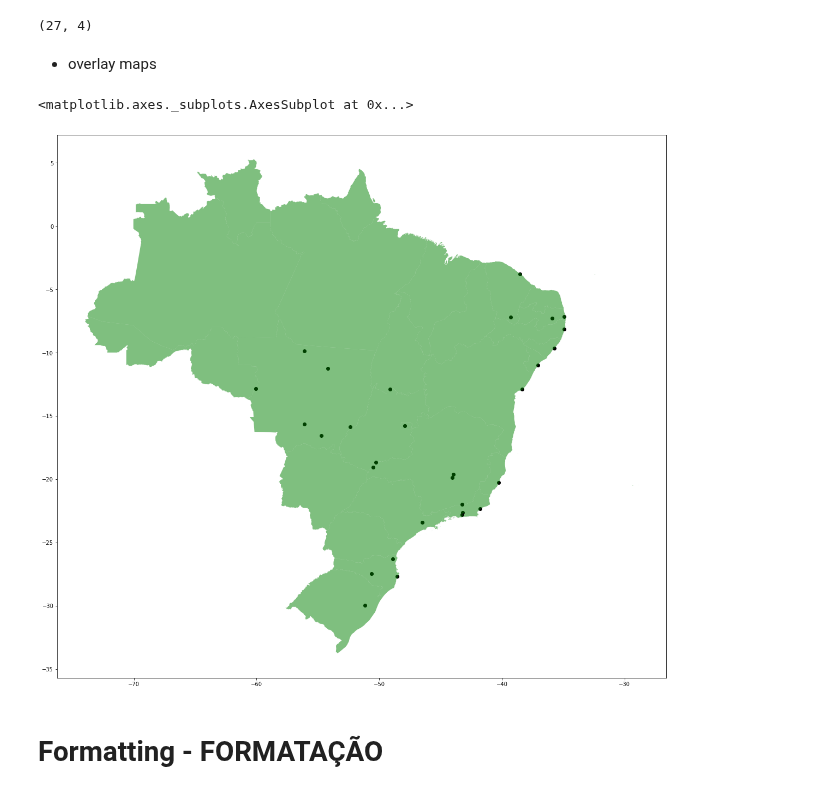
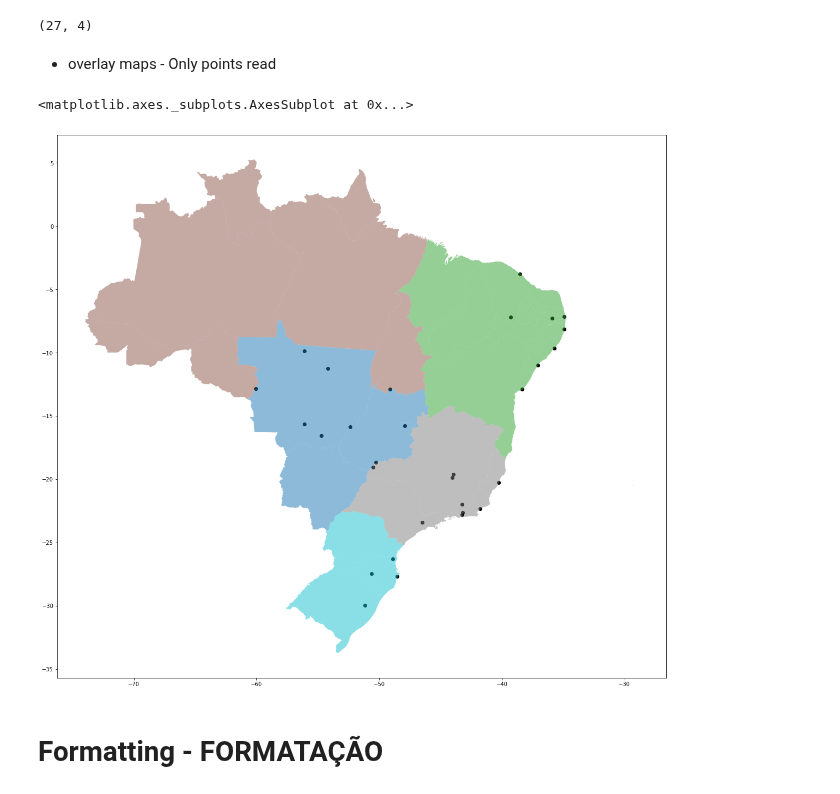
Before and after one commit to Caviuna/InfraBuilding, a Jupyter notebook: building.ipynb, the cells around one changed output. Cells and saved outputs as stored; diff of their text form; code cells hidden in the pictures.

Commit message:
Caviuna overlay points (constructions) inside brazilian map. vers_03

```diff
--- a/building.ipynb
+++ b/building.ipynb
@@ -339,13 +245,0 @@ array([  0,   1,   2,   3,   4,   5,   6,   7,   8,   9,  10,  11,  12,
-# %%
-ppi_map_00 = df_emprLocal_01.drop(index=[ 21,  22,  23,  24,  25,
-        26,  27,  28,  29,  30,  31,  32,  33,  34,  35,  36,  37,  38,
-        39,  40,  41,  42,  43,  44,  45,  46,  47,  48,  49,  50,  51,
-        52,  53,  54,  55,  56,  57,  58,  59,  60, 63, 69, 70, 72,  73,  74,  75,  76,  77,
-        78,  79,  80,  81,  82,  83,  84,  85,  86,  87,  88,  89,  90,
-        91,  92,  93,  94,  95,  96,  97,  98,  99, 100, 101, 102, 103,
-       104, 105, 106, 107, 108, 109, 110, 111, 112, 113, 114, 115, 116,
-       117, 118, 119, 120, 121, 122, 123, 124, 125, 126, 127, 128, 129,
-       130, 131, 132, 133, 134, 135, 136, 137, 138, 139, 140, 141, 143, 144, 145, 146, 147, 148, 149, 150, 151, 152, 153, 154, 155,
-       156, 157, 158, 159, 160, 161, 162, 163, 164, 165, 166, 167, 168,
-       169, 170, 171, 172, 173, 174, 175, 176, 177, 178, 179, 180, 181,
-       182, 183, 184, 185, 186, 187, 188, 189, 190])
@@ -404,13 +276,13 @@ mapaBrasil.shape
 # %%
 mapaBrasil.type
 # %% [markdown]
-- overlay maps
+- overlay maps - Only points read
 # %%
 ax = ppi_map_00.plot(color='black', figsize=(20,  20))
-mapaBrasil.plot(ax=ax, color='green', alpha=0.5, figsize=(20,  20))
+mapaBrasil.plot(ax=ax, column = 'NM_REGIAO', alpha=0.5, figsize=(20,  20))
 # %% [output]
 <matplotlib.axes._subplots.AxesSubplot at 0x...>
-[figure, old version]
+[figure, new version]
 # %%
 # fig, ax = plt.subplots(figsize= (20, 20))
 # mapaBrasil.plot(ax=ax, column = 'NM_REGIAO')
```
Also changed, not shown: parts of 14 cells of this notebook.
